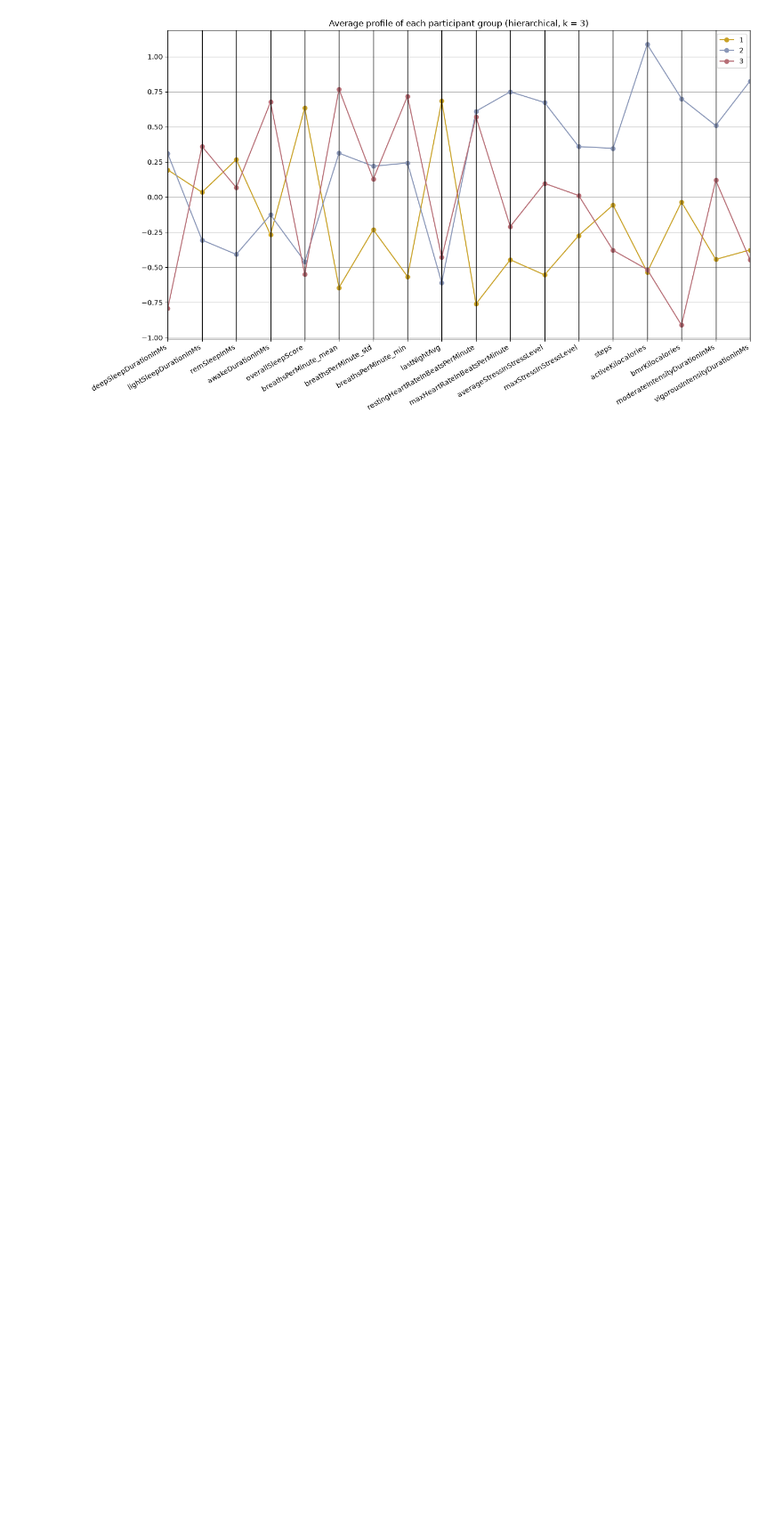
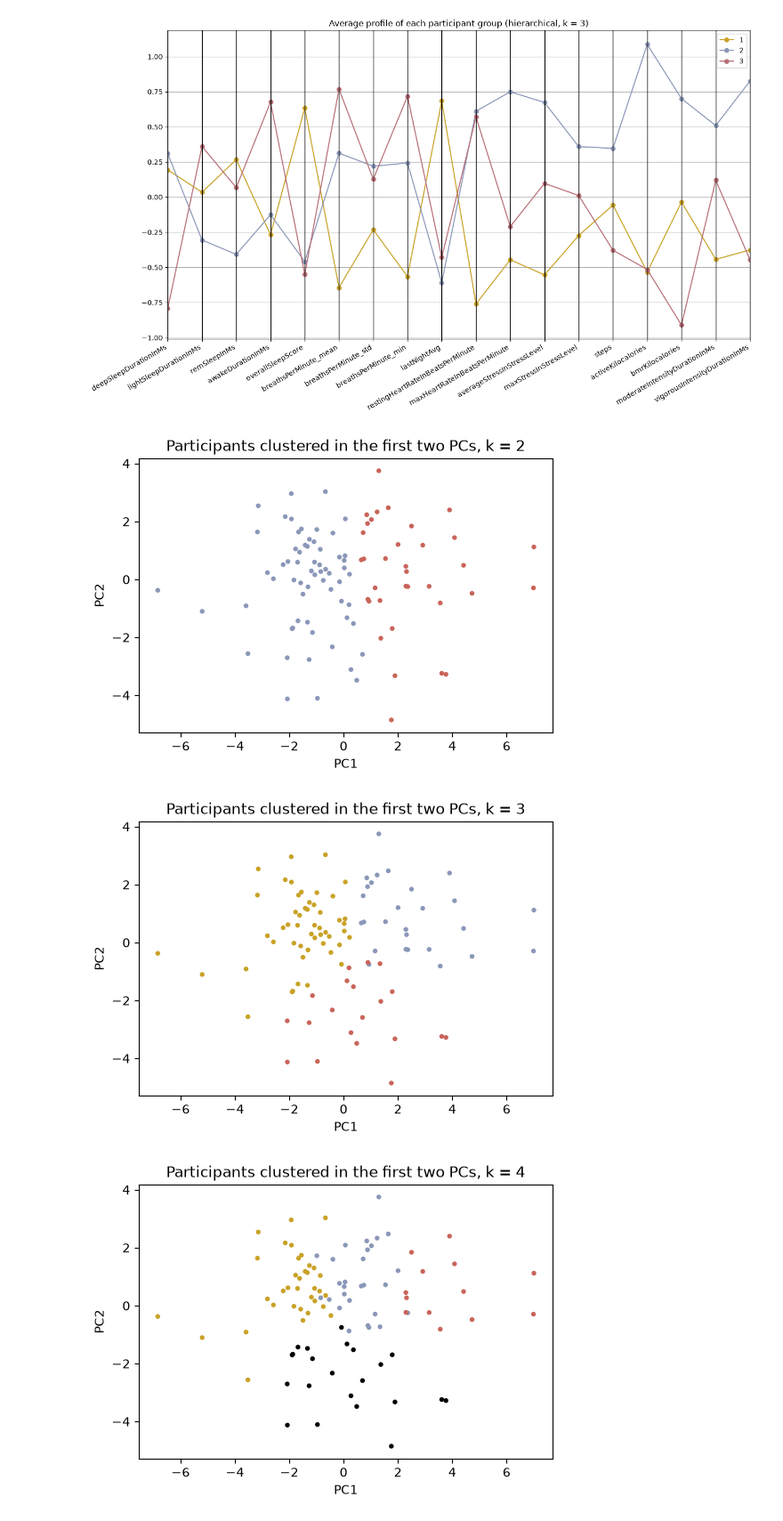
Before and after one commit to meauxcodes/applied-ml-project, a Jupyter notebook: scripts/cohort_clustering.ipynb, the cells around one changed output. Shown at 89% size. Cells and saved outputs as stored; diff of their text form; code cells hidden in the pictures; blank space fills up the shorter version.

```diff
--- a/scripts/cohort_clustering.ipynb
+++ b/scripts/cohort_clustering.ipynb
@@ -386,3 +386,26 @@ bmrKilocalories                  -0.03  0.70 -0.91
 moderateIntensityDurationInMs    -0.44  0.51  0.12
 vigorousIntensityDurationInMs    -0.38  0.83 -0.45
 [figure]
+# %%
+participants_pca = decomposition.PCA(n_components=2)
+participants_pca.fit(participants_scaled)
+participants_scores = participants_pca.transform(participants_scaled)
+participants_scores_df = pd.DataFrame(participants_scores, columns=["PC1", "PC2"])
+
+cluster_colors = np.array(["#8A97B8", "#C9645A", "#C9A227", "black"])
+
+for k in range(2, 5):
+    km = KMeans(n_clusters=k, n_init=10, random_state=0)
+    km.fit(participants_scaled)
+
+    plt.figure(figsize=(6, 4))
+    plt.scatter(participants_scores_df["PC1"], participants_scores_df["PC2"], c=cluster_colors[km.labels_], s=8)
+    plt.xlabel("PC1")
+    plt.ylabel("PC2")
+    plt.title(f"Participants clustered in the first two PCs, k = {k}")
+    plt.savefig(f"../images/clustering/participants_kmeans_k{k}.png", dpi=150, bbox_inches="tight")
+    plt.show()
+# %% [output]
+[figure, added]
+[figure, added]
+[figure, added]
```
Also changed, not shown: parts of 1 cell of this notebook, 11 other files.
